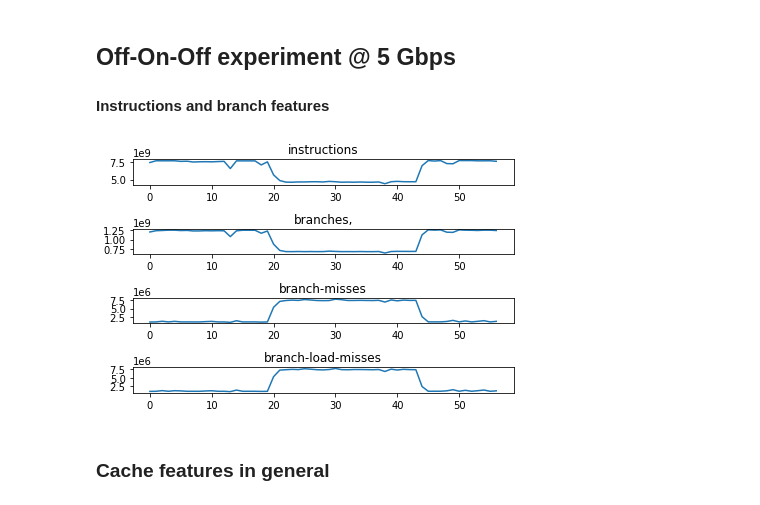
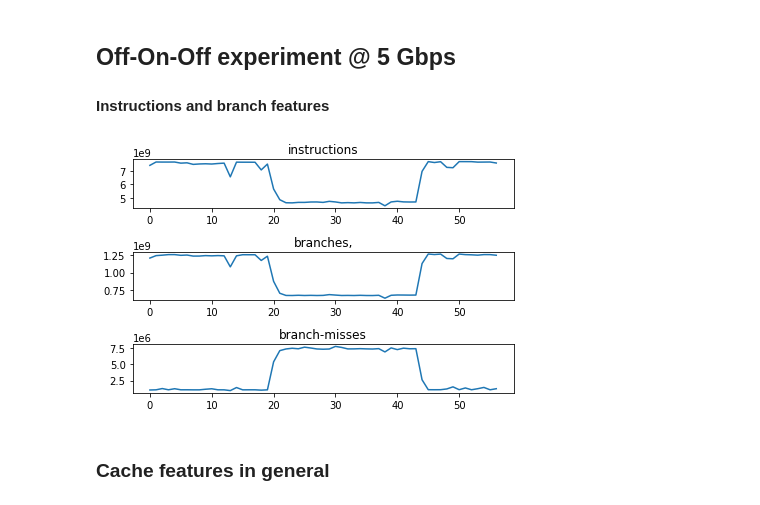
Before and after one commit to theleos88/ml-for-highspeed-networks, a Jupyter notebook: data/analysis/Data-analysis.ipynb, the cells around one changed output. Saved outputs shown, nothing was run; the diff lists cells and outputs as text; code cells hidden in the pictures.

```diff
--- a/data/analysis/Data-analysis.ipynb
+++ b/data/analysis/Data-analysis.ipynb
@@ -36,9 +36,9 @@ def plot_stats(stat_names, source="fastclick-varied-cbr-rates.csv"):
 ## Off-On-Off experiment @ 5 Gbps
 #### Instructions and branch features
 # %%
-plot_stats(["instructions", "branches,", "branch-misses", "branch-load-misses"], "fastclick-on-off.csv")
+plot_stats(["instructions", "branches,", "branch-misses"], "fastclick-on-off.csv")
 # %% [output]
-[figure, old version]
+[figure, new version]
 # %% [markdown]
 ### Cache features in general
 # %%
```
Also changed, not shown: parts of 1 cell of this notebook, 1 other file.
